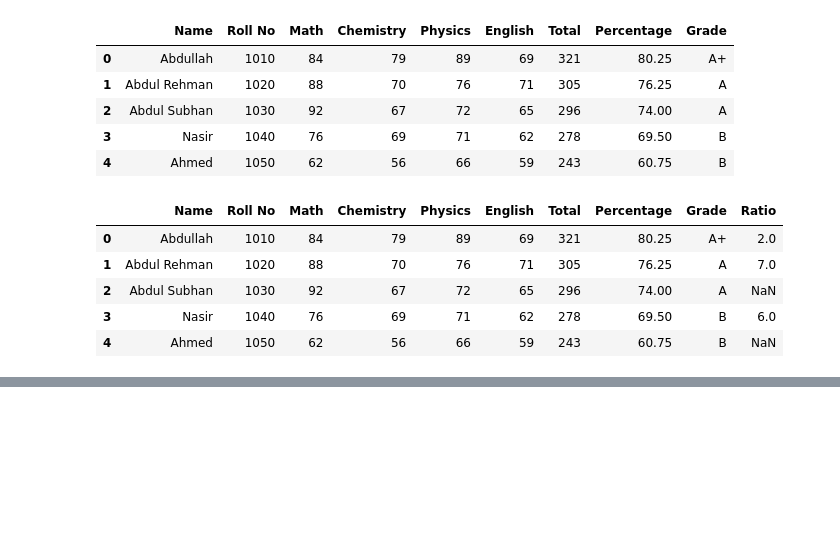
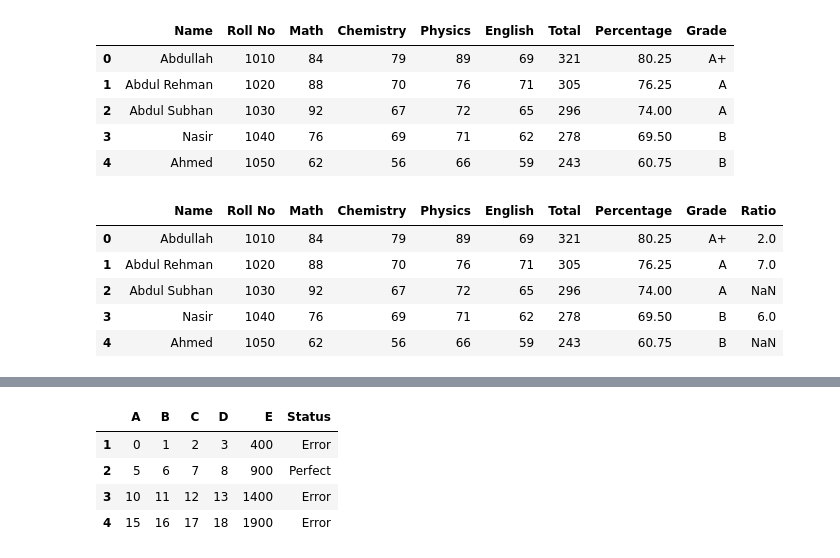
Before and after one commit to abdullahzeeshaan/python, a Jupyter notebook: python_practices/Pandas.ipynb, the cells around one changed output, grey strips where cells are left out. Cells and saved outputs as stored; diff of their text form; code cells hidden in the pictures; blank space fills up the shorter version.

```diff
--- a/python_practices/Pandas.ipynb
+++ b/python_practices/Pandas.ipynb
@@ -511,0 +597,3 @@ df.dropna(axis = 1, thresh=4) # Drop the column have nan values, greater then or
+# %%
+df2 = pd.DataFrame(np.arange(20).reshape(4, 5), index = list('1234'), columns = list('ABCDE'))
+df2
@@ -511,0 +625,3 @@ df.dropna(axis = 1, thresh=4) # Drop the column have nan values, greater then or
+# %%
+df2.E = df2.E.apply(lambda i: i * 10)
+df2
@@ -511,0 +634,9 @@ df.dropna(axis = 1, thresh=4) # Drop the column have nan values, greater then or
+# %%
+df2['Status'] = df2.E.apply(lambda i: 'Perfect' if i % 30 == 0 else 'Error')
+df2
+# %% [output]
+|  | A | B | C | D | E | Status |
+| 1 | 0 | 1 | 2 | 3 | 400 | Error |
+| 2 | 5 | 6 | 7 | 8 | 900 | Perfect |
+| 3 | 10 | 11 | 12 | 13 | 1400 | Error |
+| 4 | 15 | 16 | 17 | 18 | 1900 | Error |
```
Also changed, not shown: parts of 23 cells of this notebook.
